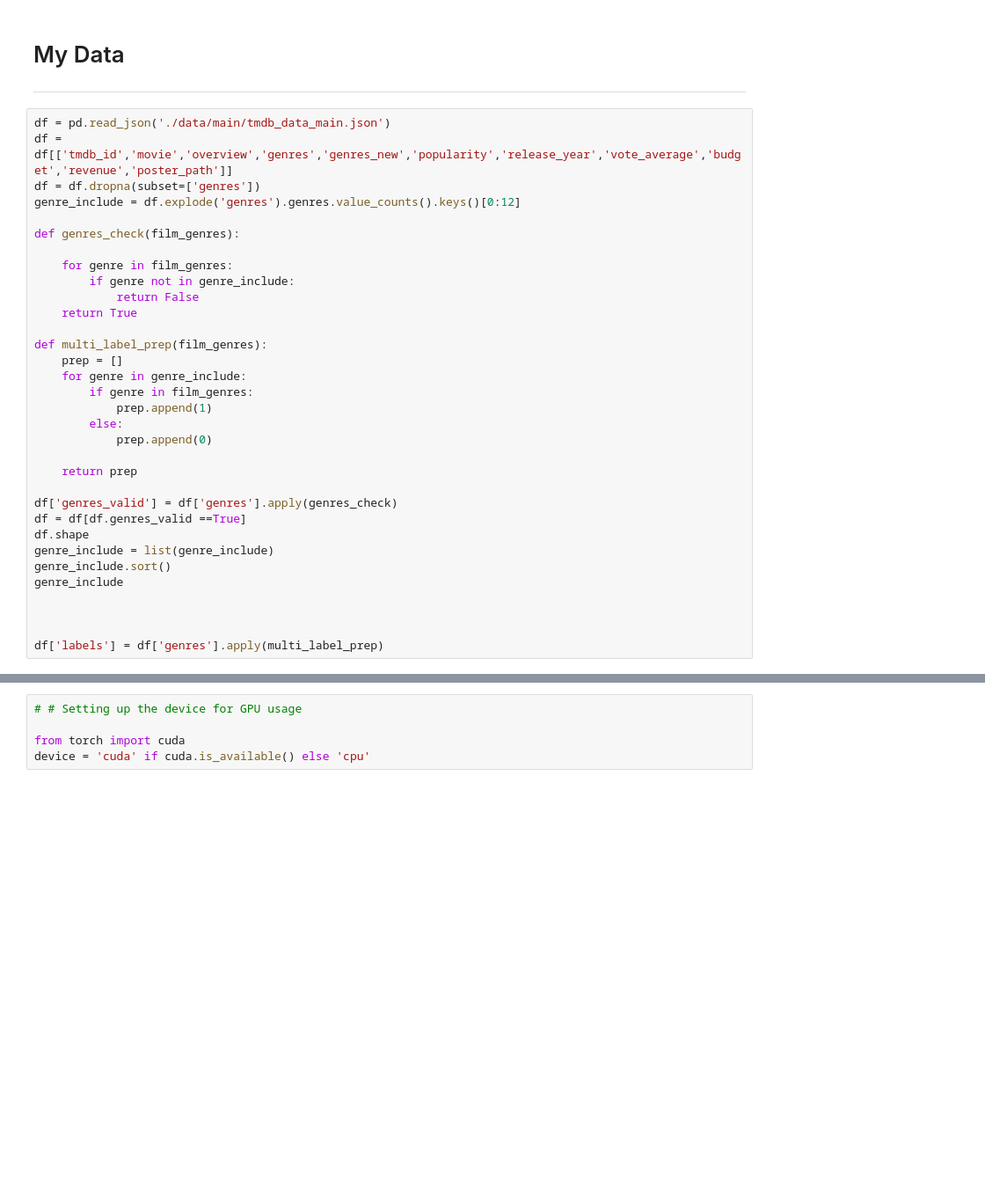
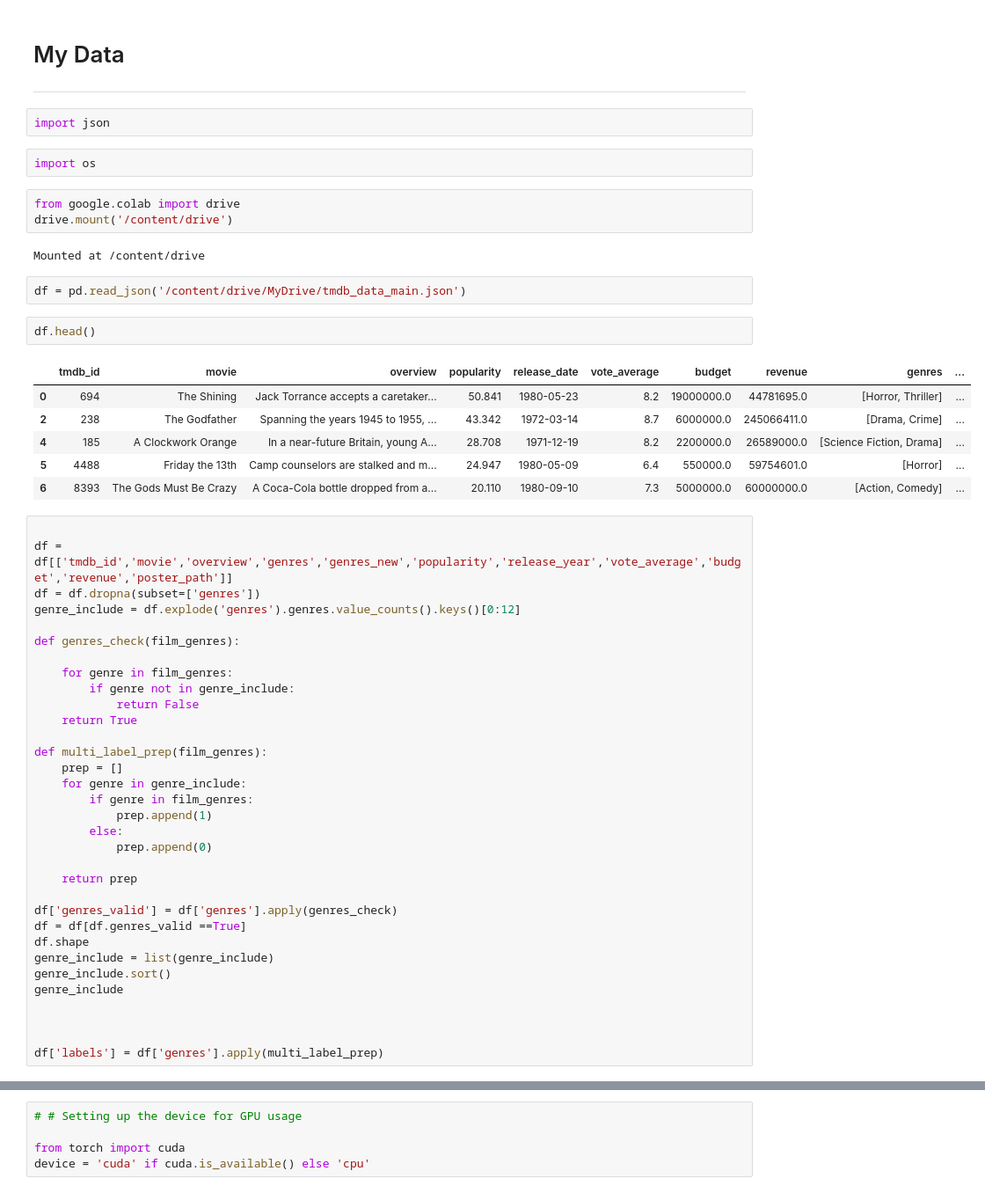
Before and after one commit to kitsamho/imdb_app, a Jupyter notebook: Transformers_multilabel_distilbert.ipynb, the cells around one changed output, grey strips where cells are left out. Shown at 88% size. Cells and saved outputs as stored; diff of their text form; blank space fills up the shorter version.

```diff
--- a/Transformers_multilabel_distilbert.ipynb
+++ b/Transformers_multilabel_distilbert.ipynb
@@ -105,8 +123,28 @@ logging.basicConfig(level=logging.ERROR)
 # %% [markdown]
 # My Data
 ---
+# %%
+import json
+# %%
+import os
+# %%
+from google.colab import drive
+drive.mount('/content/drive')
+# %% [output]
+Mounted at /content/drive
+# %%
+df = pd.read_json('/content/drive/MyDrive/tmdb_data_main.json')
+# %%
+df.head()
+# %% [output]
+|  | tmdb_id | movie | overview | popularity | release_date | vote_average | budget | revenue | genres | ... |
+| 0 | 694 | The Shining | Jack Torrance accepts a caretaker... | 50.841 | 1980-05-23 | 8.2 | 19000000.0 | 44781695.0 | [Horror, Thriller] | ... |
+| 2 | 238 | The Godfather | Spanning the years 1945 to 1955, ... | 43.342 | 1972-03-14 | 8.7 | 6000000.0 | 245066411.0 | [Drama, Crime] | ... |
+| 4 | 185 | A Clockwork Orange | In a near-future Britain, young A... | 28.708 | 1971-12-19 | 8.2 | 2200000.0 | 26589000.0 | [Science Fiction, Drama] | ... |
+| 5 | 4488 | Friday the 13th | Camp counselors are stalked and m... | 24.947 | 1980-05-09 | 6.4 | 550000.0 | 59754601.0 | [Horror] | ... |
+| 6 | 8393 | The Gods Must Be Crazy | A Coca-Cola bottle dropped from a... | 20.110 | 1980-09-10 | 7.3 | 5000000.0 | 60000000.0 | [Action, Comedy] | ... |
 # %%
-df = pd.read_json('./data/main/tmdb_data_main.json')
+
 df = df[['tmdb_id','movie','overview','genres','genres_new','popularity','release_year','vote_average','budget','revenue','poster_path']]
 df = df.dropna(subset=['genres'])
 genre_include = df.explode('genres').genres.value_counts().keys()[0:12]
```
Also changed, not shown: parts of 9 cells of this notebook.
